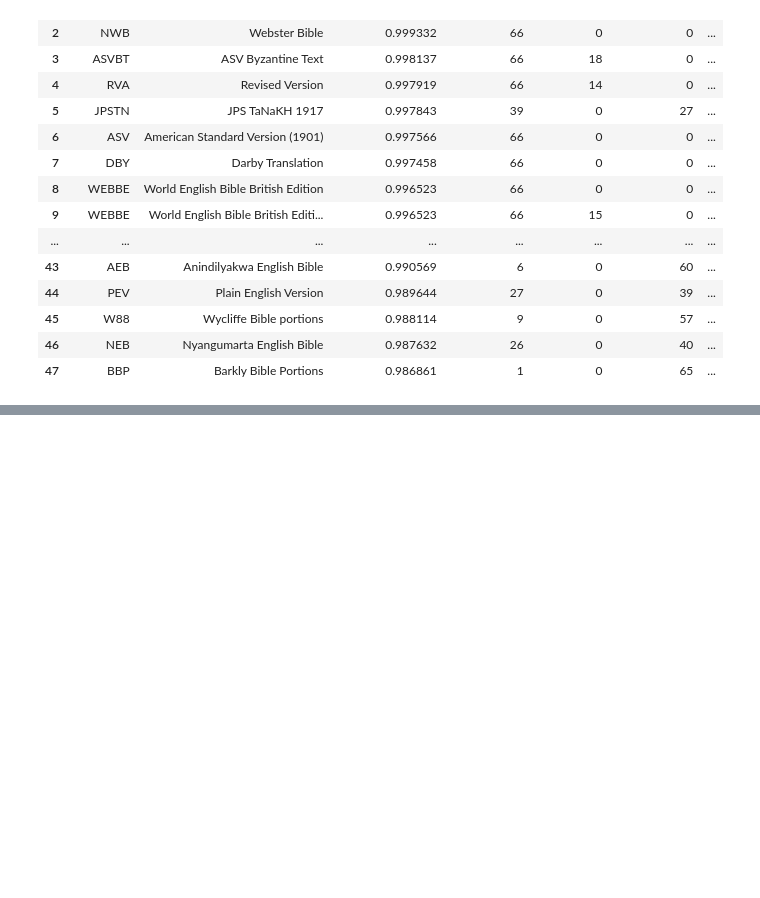
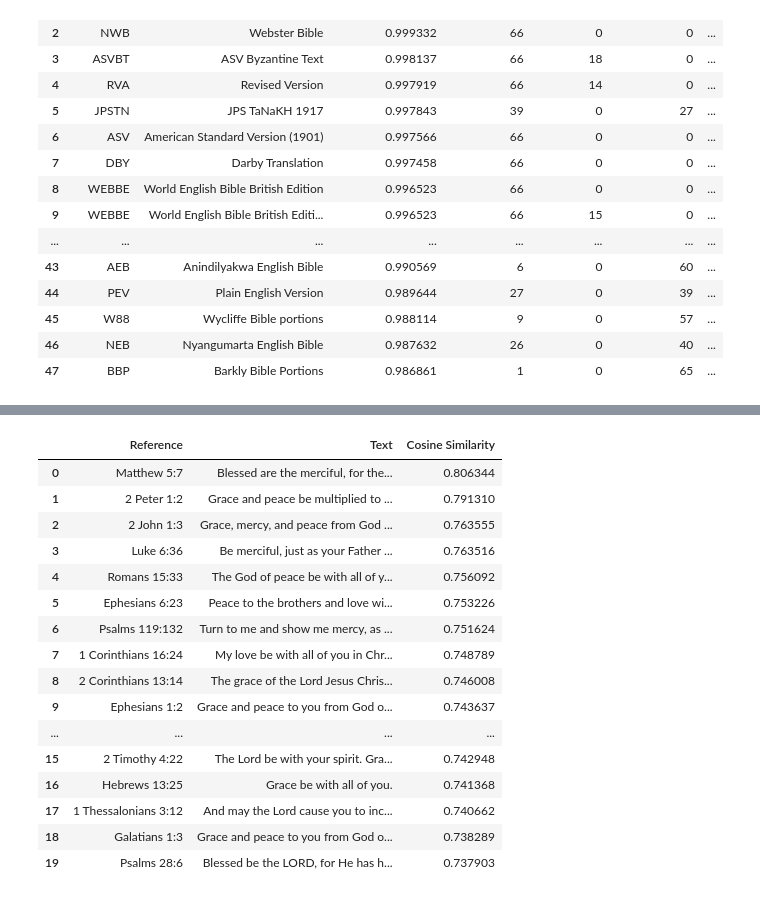
Before and after one commit to gorth314159/bible_translation_similarity, a Jupyter notebook: explore_bible_db.ipynb, the cells around one changed output, grey strips where cells are left out. Saved outputs shown, nothing was run; the diff lists cells and outputs as text; code cells hidden in the pictures; blank space fills up the shorter version.

```diff
--- a/explore_bible_db.ipynb
+++ b/explore_bible_db.ipynb
@@ -180,6 +181,7 @@ kjav_results = collection.get(
     where={"$and": [
         {"commonName": {"$eq": "Romans"}},
         {"translationId": {"$eq": kjav_id}},
+        {"embedding_type": {"$eq": "single_verse"}},
     ]},
     include=["embeddings", "metadatas"],
 )
@@ -188,6 +190,7 @@ bsb_results = collection.get(
     where={"$and": [
         {"commonName": {"$eq": "Romans"}},
         {"translationId": {"$eq": bsb_id}},
+        {"embedding_type": {"$eq": "single_verse"}},
     ]},
     include=["embeddings", "metadatas"],
 )
@@ -304,12 +309,18 @@ from tqdm.notebook import tqdm
 
 # Fetch ALL verses for KJAV and BSB from ChromaDB
 kjav_all = collection.get(
-    where={"translationId": {"$eq": kjav_id}},
+    where={"$and": [
+        {"translationId": {"$eq": kjav_id}},
+        {"embedding_type": {"$eq": "single_verse"}},
+    ]},
     include=["embeddings", "metadatas"],
 )
 
 bsb_all = collection.get(
-    where={"translationId": {"$eq": bsb_id}},
+    where={"$and": [
+        {"translationId": {"$eq": bsb_id}},
+        {"embedding_type": {"$eq": "single_verse"}},
+    ]},
     include=["embeddings", "metadatas"],
 )
 
@@ -678,0 +867,54 @@ fig_bible.show()
+# %%
+# Find the top 20 most similar verses in BSB to Romans 1:7 (BSB)
+
+# 1. Get the embedding for Romans 1:7 (BSB)
+# Note: bsb_id was defined in a previous cell
+target_verse = collection.get(
+    where={"$and": [
+        {"commonName": {"$eq": "Jude"}},
+        {"chapterNumber": {"$eq": 1}},
+        {"number": {"$eq": 2}},
+        {"translationId": {"$eq": bsb_id}},
+        {"embedding_type": {"$eq": "single_verse"}},
+    ]},
+    include=["embeddings", "documents"]
+)
+
+target_emb = np.array(target_verse["embeddings"][0])
+target_text = target_verse["documents"][0]
+
+print(f"Target Verse (BSB Jude 1:2): {target_text}\n")
+
+# 2. Query for top 20 similar verses within BSB
+similar_verses = collection.query(
+    query_embeddings=[target_emb.tolist()],
+    where={"$and": [
+        {"translationId": {"$eq": bsb_id}},
+        {"embedding_type": {"$eq": "single_verse"}}
+    ]},
+    n_results=21, # 21 because the verse itself will be the most similar
+    include=["documents", "metadatas", "distances"]
+)
+
+# 3. Format results
+results = []
+for i in range(len(similar_verses["ids"][0])):
+    meta = similar_verses["metadatas"][0][i]
+    dist = similar_verses["distances"][0][i]
+    text = similar_verses["documents"][0][i]
+
+    # Skip the exact same verse if it's the first result
+    if meta["commonName"] == "Jude" and meta["chapterNumber"] == 1 and meta["number"] == 2:
+        continue
+
+    results.append({
+        "Reference": f"{meta['commonName']} {meta['chapterNumber']}:{meta['number']}",
+        "Text": text,
+        "Cosine Similarity": 1 - dist # Chroma uses L2/Squared L2 by default usually, but if initialized with cosine...
+                                      # Actually, let's just show distance or check collection metadata.
+                                      # Assuming default or cosine based on previous cells.
+    })
+
+top_20_df = pd.DataFrame(results).head(20)
+top_20_df
+# %% [output]
@@ -678,0 +922,17 @@ fig_bible.show()
+|  | Reference | Text | Cosine Similarity |
+| 0 | Matthew 5:7 | Blessed are the merciful, for the... | 0.806344 |
+| 1 | 2 Peter 1:2 | Grace and peace be multiplied to ... | 0.791310 |
+| 2 | 2 John 1:3 | Grace, mercy, and peace from God ... | 0.763555 |
+| 3 | Luke 6:36 | Be merciful, just as your Father ... | 0.763516 |
+| 4 | Romans 15:33 | The God of peace be with all of y... | 0.756092 |
+| 5 | Ephesians 6:23 | Peace to the brothers and love wi... | 0.753226 |
+| 6 | Psalms 119:132 | Turn to me and show me mercy, as ... | 0.751624 |
+| 7 | 1 Corinthians 16:24 | My love be with all of you in Chr... | 0.748789 |
+| 8 | 2 Corinthians 13:14 | The grace of the Lord Jesus Chris... | 0.746008 |
+| 9 | Ephesians 1:2 | Grace and peace to you from God o... | 0.743637 |
+| ... | ... | ... | ... |
+| 15 | 2 Timothy 4:22 | The Lord be with your spirit. Gra... | 0.742948 |
+| 16 | Hebrews 13:25 | Grace be with all of you. | 0.741368 |
+| 17 | 1 Thessalonians 3:12 | And may the Lord cause you to inc... | 0.740662 |
+| 18 | Galatians 1:3 | Grace and peace to you from God o... | 0.738289 |
+| 19 | Psalms 28:6 | Blessed be the LORD, for He has h... | 0.737903 |
```
Also changed, not shown: parts of 12 cells of this notebook, 2 other files.
